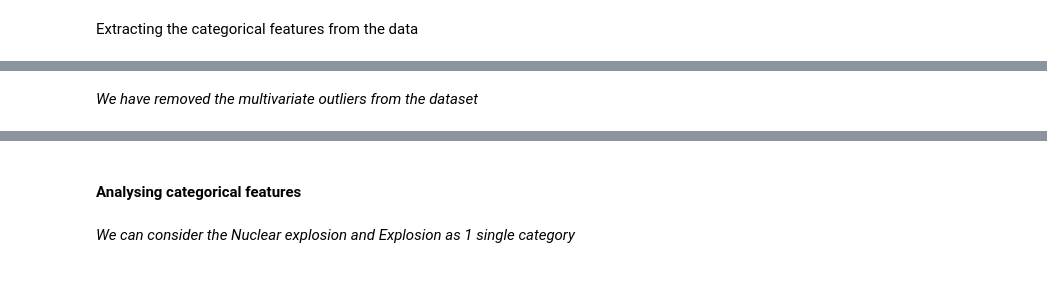
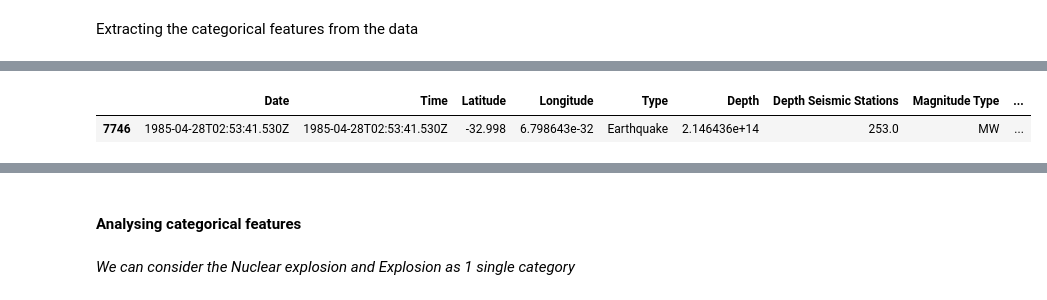
Before and after one commit to nipun1992/EarthquakeMagnitudePrediction, a Jupyter notebook: Earthquake_Magnitude_Prediction.ipynb, the cells around one changed output, grey strips where cells are left out. Saved outputs shown, nothing was run; the diff lists cells and outputs as text; code cells hidden in the pictures.

Commit message:
Cleaned Date feature

```diff
--- a/Earthquake_Magnitude_Prediction.ipynb
+++ b/Earthquake_Magnitude_Prediction.ipynb
@@ -512,10 +523,5 @@ categorical_features
-# %%
-df_train = df_train.drop(df_train[(df_train['Latitude'] < -70)].index)
-# %%
-df_train = df_train.drop(df_train[(df_train['Latitude'] < -60) & (df_train['Longitude'] > 100) & (df_train['Longitude'] < 125)].index)
-# %%
-df_train = df_train.drop(df_train[(df_train['Latitude'] > 70) & (df_train['Longitude'] > -150) & (df_train['Longitude'] < -50)].index)
-# %%
-df_train = df_train.drop(df_train[(df_train['Latitude'] > 75) & (df_train['Root Mean Square'] > 1.15)].index)
-# %% [markdown]
-*We have removed the multivariate outliers from the dataset*
+# %%
+df_train[df_train['Date'] == '1985-04-28T02:53:41.530Z']
+# %% [output]
+|  | Date | Time | Latitude | Longitude | Type | Depth | Depth Seismic Stations | Magnitude Type | ... |
+| 7746 | 1985-04-28T02:53:41.530Z | 1985-04-28T02:53:41.530Z | -32.998 | 6.798643e-32 | Earthquake | 2.146436e+14 | 253.0 | MW | ... |
```
Also changed, not shown: parts of 25 cells of this notebook.
